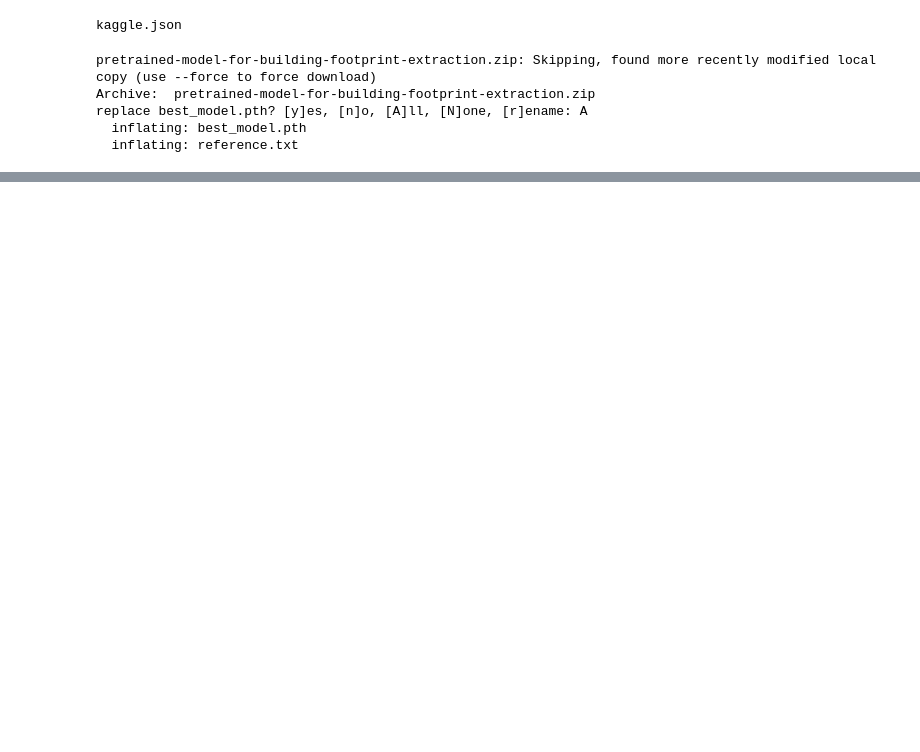
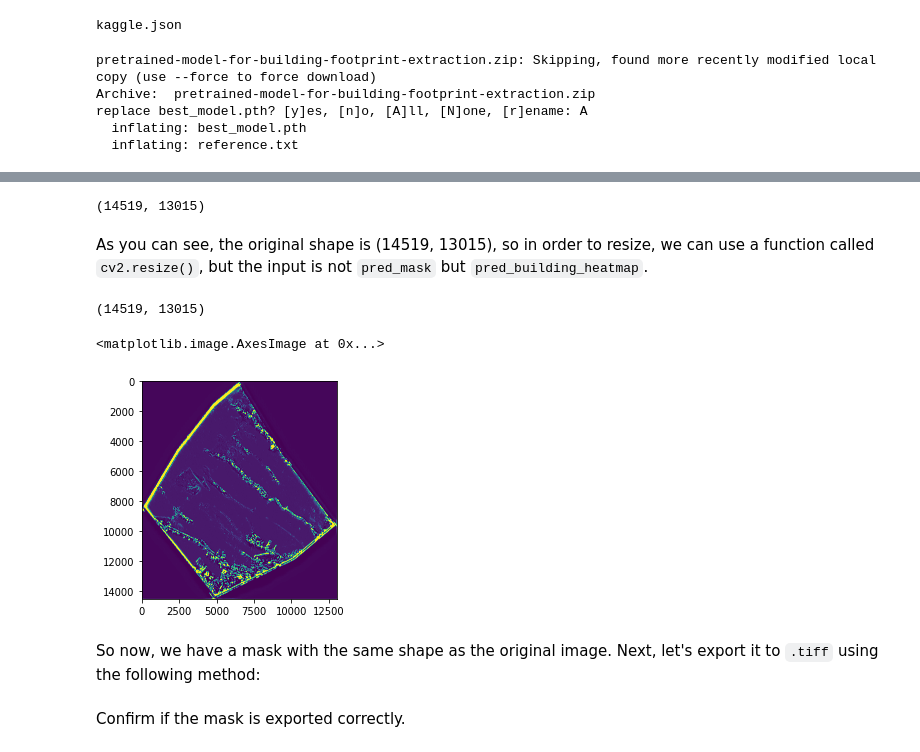
Before and after one commit to menvuthy/portfolio, a Jupyter notebook: docs/Content/Documentation/deep-learning/Building_Footprint_Prediction_on_WorldView_3_Satellite_Images.ipynb, the cells around one changed output, grey strips where cells are left out. Saved outputs shown, nothing was run; the diff lists cells and outputs as text; code cells hidden in the pictures; blank space fills up the shorter version.

```diff
--- a/docs/Content/Documentation/deep-learning/Building_Footprint_Prediction_on_WorldView_3_Satellite_Images.ipynb
+++ b/docs/Content/Documentation/deep-learning/Building_Footprint_Prediction_on_WorldView_3_Satellite_Images.ipynb
@@ -333,0 +355,26 @@ for idx in range(len(predict_dataset)):
+# %%
+# Read original image
+raster = rasterio.open('/content/drive/MyDrive/Colab Notebooks/Porfolio/Deep-learning/output/wv3-images/image-8b/image001.tiff')
+# %%
+# Check original shape
+raster.shape
+# %% [output]
+(14519, 13015)
+# %% [markdown]
+As you can see, the original shape is (14519, 13015), so in order to resize, we can use a function called `cv2.resize()`, but the input is not `pred_mask` but `pred_building_heatmap`.
+# %%
+# Resize predicted mask
+mask = cv2.resize(pred_building_heatmap, (raster.shape[1],raster.shape[0]))
+# %%
+# Check shape of mask
+mask.shape
+# %% [output]
+(14519, 13015)
+# %%
+# Visualize the mask
+plt.imshow(mask)
+# %% [output]
+<matplotlib.image.AxesImage at 0x...>
+[figure, added]
+# %% [markdown]
+So now, we have a mask with the same shape as the original image. Next, let's export it to ``.tiff`` using the following method:
@@ -333,0 +406,2 @@ for idx in range(len(predict_dataset)):
+# %% [markdown]
+Confirm if the mask is exported correctly.
```
Also changed, not shown: parts of 24 cells of this notebook.
